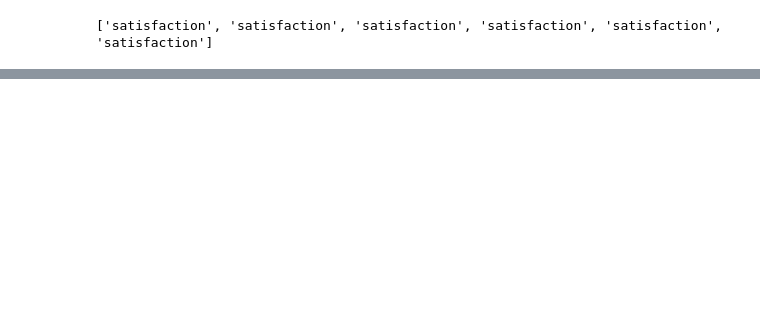
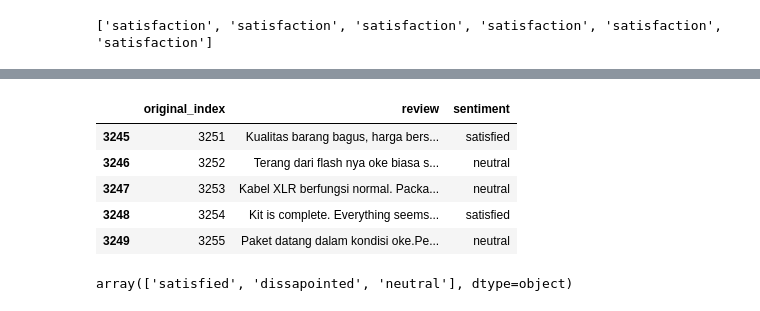
Before and after one commit to ChanifRusydi/dicoding-ml-dev-first-project, a Jupyter notebook: model.ipynb, the cells around one changed output, grey strips where cells are left out. Saved outputs shown, nothing was run; the diff lists cells and outputs as text; code cells hidden in the pictures; blank space fills up the shorter version.

```diff
--- a/model.ipynb
+++ b/model.ipynb
@@ -91,0 +258,14 @@ print(response.text)
+# %%
+dataset = pd.read_csv('tokopedia_reviews_cleaned_sentiment.csv')
+dataset.tail()
+# %% [output]
+|  | original_index | review | sentiment |
+| 3245 | 3251 | Kualitas barang bagus, harga bers... | satisfied |
+| 3246 | 3252 | Terang dari flash nya oke biasa s... | neutral |
+| 3247 | 3253 | Kabel XLR berfungsi normal. Packa... | neutral |
+| 3248 | 3254 | Kit is complete. Everything seems... | satisfied |
+| 3249 | 3255 | Paket datang dalam kondisi oke.Pe... | neutral |
+# %%
+dataset['sentiment'].unique()
+# %% [output]
+array(['satisfied', 'dissapointed', 'neutral'], dtype=object)
```
Also changed, not shown: parts of 18 cells of this notebook, 6 other files.
